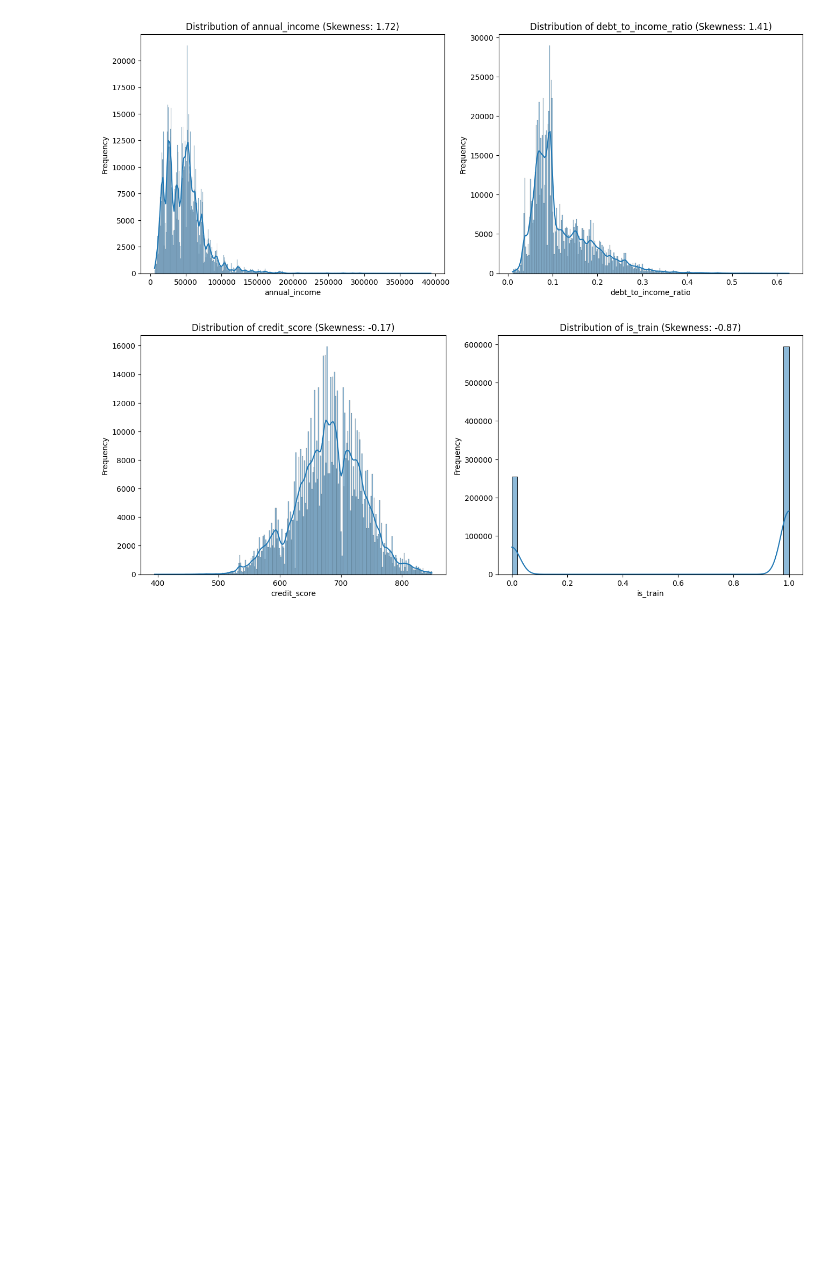
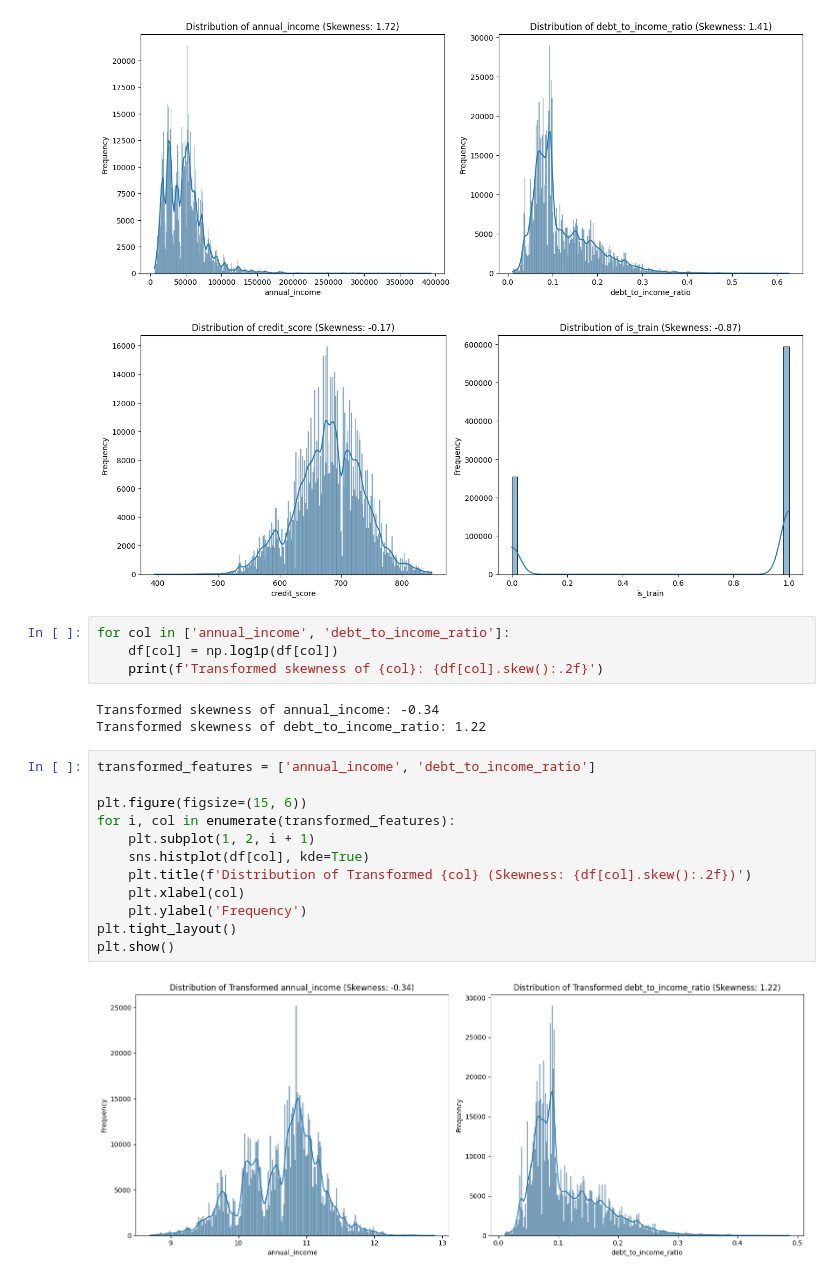
Before and after one commit to cod3astro/kaggle_ML_competition, a Jupyter notebook: loan_payback.ipynb, the cells around one changed output. Drawn from its saved outputs; the diff is of its cells as text; blank space fills up the shorter version.

```diff
--- a/loan_payback.ipynb
+++ b/loan_payback.ipynb
@@ -84,3 +84,24 @@ plot_skewness(columns=bottom_skewed_features)
 # %% [output]
 [figure]
 [figure]
+# %%
+for col in ['annual_income', 'debt_to_income_ratio']:
+    df[col] = np.log1p(df[col])
+    print(f'Transformed skewness of {col}: {df[col].skew():.2f}')
+# %% [output]
+Transformed skewness of annual_income: -0.34
+Transformed skewness of debt_to_income_ratio: 1.22
+# %%
+transformed_features = ['annual_income', 'debt_to_income_ratio']
+
+plt.figure(figsize=(15, 6))
+for i, col in enumerate(transformed_features):
+    plt.subplot(1, 2, i + 1)
+    sns.histplot(df[col], kde=True)
+    plt.title(f'Distribution of Transformed {col} (Skewness: {df[col].skew():.2f})')
+    plt.xlabel(col)
+    plt.ylabel('Frequency')
+plt.tight_layout()
+plt.show()
+# %% [output]
+[figure, added]
```
Also changed, not shown: parts of 3 cells of this notebook.
